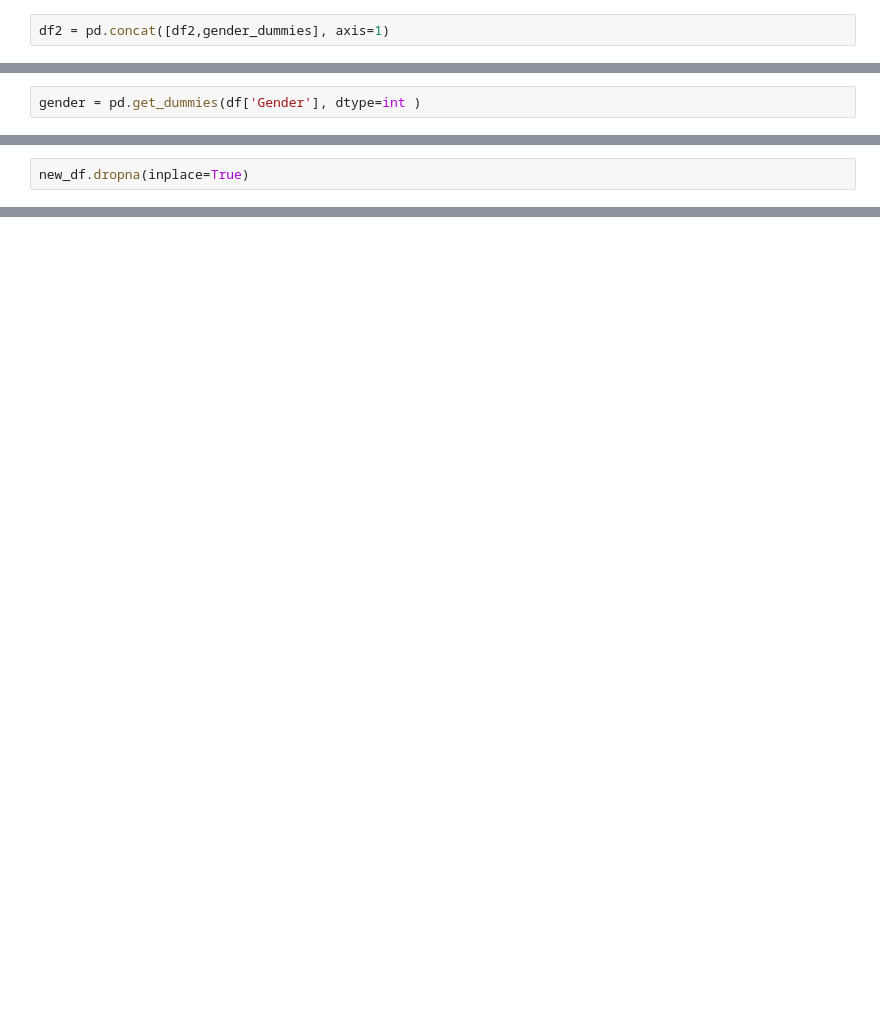
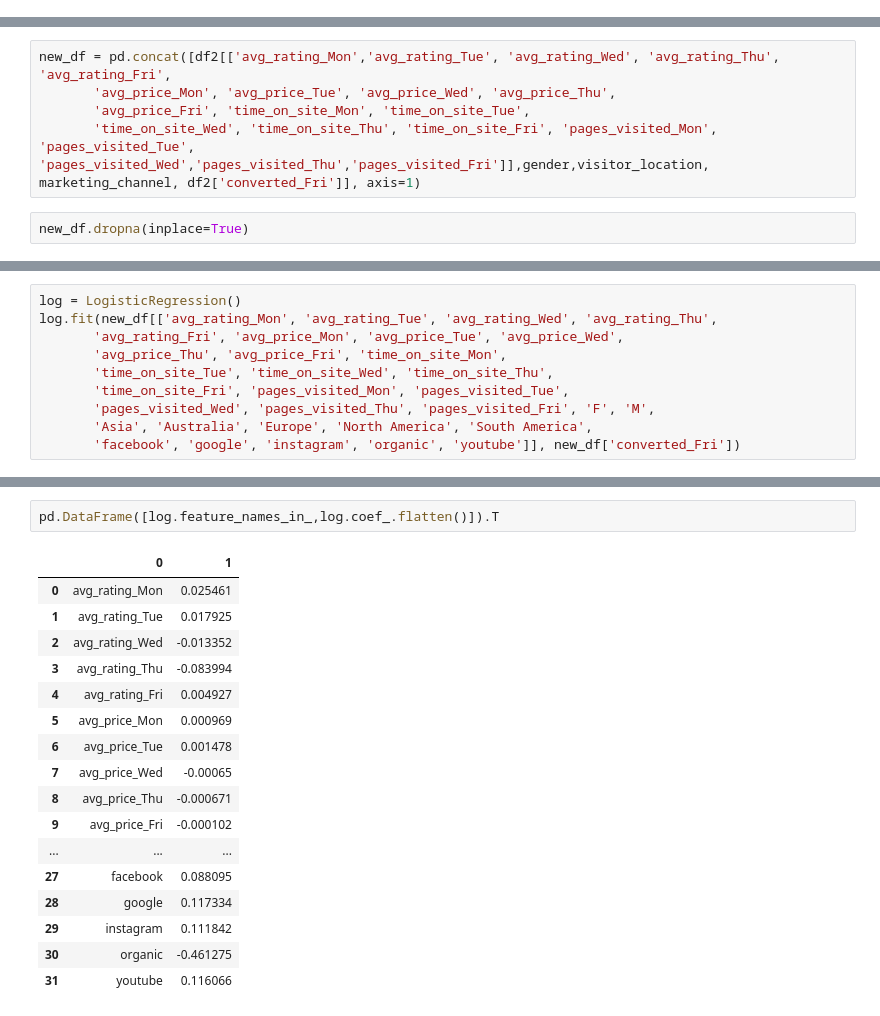
Before and after one commit to grappeefruitt/schulich_data_science, a Jupyter notebook: final_exam.ipynb, the cells around one changed output, grey strips where cells are left out. Cells and saved outputs as stored; diff of their text form; blank space fills up the shorter version.

```diff
--- a/final_exam.ipynb
+++ b/final_exam.ipynb
@@ -459,2 +404,0 @@ df2 = pd.concat([df2,channel_dummies], axis=1)
-# %%
-df2 = pd.concat([df2,gender_dummies], axis=1)
@@ -503,2 +404,0 @@ df[df['Segmentation']=='D'].describe(include='all')
-# %%
-gender = pd.get_dummies(df['Gender'], dtype=int )
@@ -513,3 +405,8 @@ new_df = pd.concat([df[['Age','Work_Experience','Family_Size']],gender,Ever_Marr
+# %%
+new_df = pd.concat([df2[['avg_rating_Mon','avg_rating_Tue', 'avg_rating_Wed', 'avg_rating_Thu', 'avg_rating_Fri',
+       'avg_price_Mon', 'avg_price_Tue', 'avg_price_Wed', 'avg_price_Thu',
+       'avg_price_Fri', 'time_on_site_Mon', 'time_on_site_Tue',
+       'time_on_site_Wed', 'time_on_site_Thu', 'time_on_site_Fri', 'pages_visited_Mon', 'pages_visited_Tue', 'pages_visited_Wed','pages_visited_Thu','pages_visited_Fri']],gender,visitor_location, marketing_channel, df2['converted_Fri']], axis=1)
 # %%
 new_df.dropna(inplace=True)
 # %%
@@ -585,0 +425,10 @@ print(f1_score(pred_l, y_test))
+# %%
+log = LogisticRegression()
+log.fit(new_df[['avg_rating_Mon', 'avg_rating_Tue', 'avg_rating_Wed', 'avg_rating_Thu',
+       'avg_rating_Fri', 'avg_price_Mon', 'avg_price_Tue', 'avg_price_Wed',
+       'avg_price_Thu', 'avg_price_Fri', 'time_on_site_Mon',
+       'time_on_site_Tue', 'time_on_site_Wed', 'time_on_site_Thu',
+       'time_on_site_Fri', 'pages_visited_Mon', 'pages_visited_Tue',
+       'pages_visited_Wed', 'pages_visited_Thu', 'pages_visited_Fri', 'F', 'M',
+       'Asia', 'Australia', 'Europe', 'North America', 'South America',
+       'facebook', 'google', 'instagram', 'organic', 'youtube']], new_df['converted_Fri'])
@@ -585,0 +463,20 @@ print(f1_score(pred_l, y_test))
+# %%
+pd.DataFrame([log.feature_names_in_,log.coef_.flatten()]).T
+# %% [output]
+|  | 0 | 1 |
+| 0 | avg_rating_Mon | 0.025461 |
+| 1 | avg_rating_Tue | 0.017925 |
+| 2 | avg_rating_Wed | -0.013352 |
+| 3 | avg_rating_Thu | -0.083994 |
+| 4 | avg_rating_Fri | 0.004927 |
+| 5 | avg_price_Mon | 0.000969 |
+| 6 | avg_price_Tue | 0.001478 |
+| 7 | avg_price_Wed | -0.00065 |
+| 8 | avg_price_Thu | -0.000671 |
+| 9 | avg_price_Fri | -0.000102 |
+| ... | ... | ... |
+| 27 | facebook | 0.088095 |
+| 28 | google | 0.117334 |
+| 29 | instagram | 0.111842 |
+| 30 | organic | -0.461275 |
+| 31 | youtube | 0.116066 |
```
Also changed, not shown: parts of 101 cells of this notebook, 1 other file.
